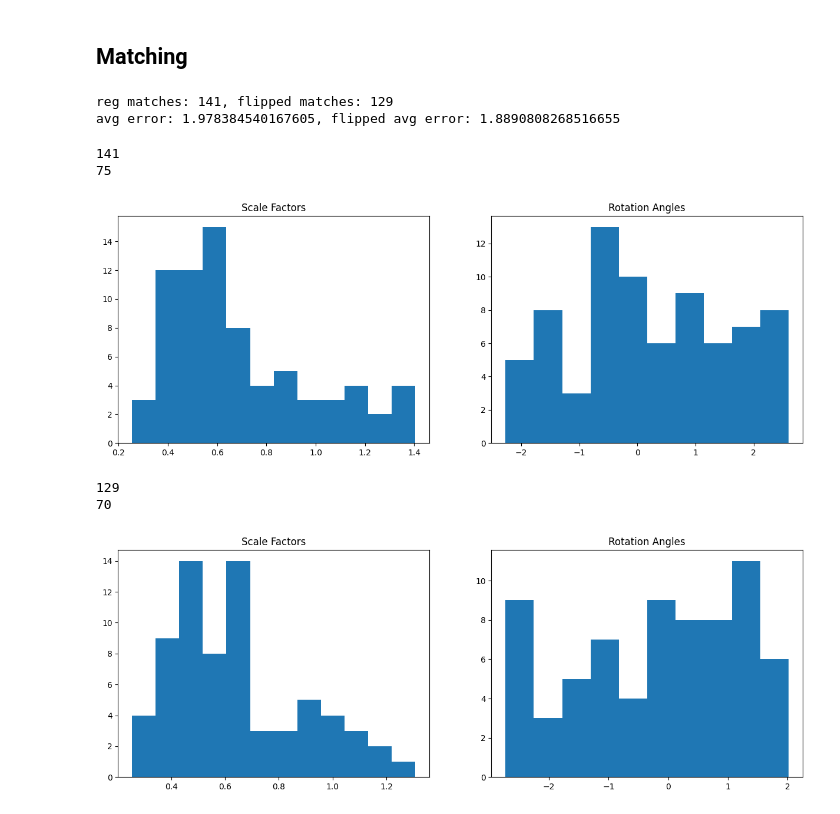
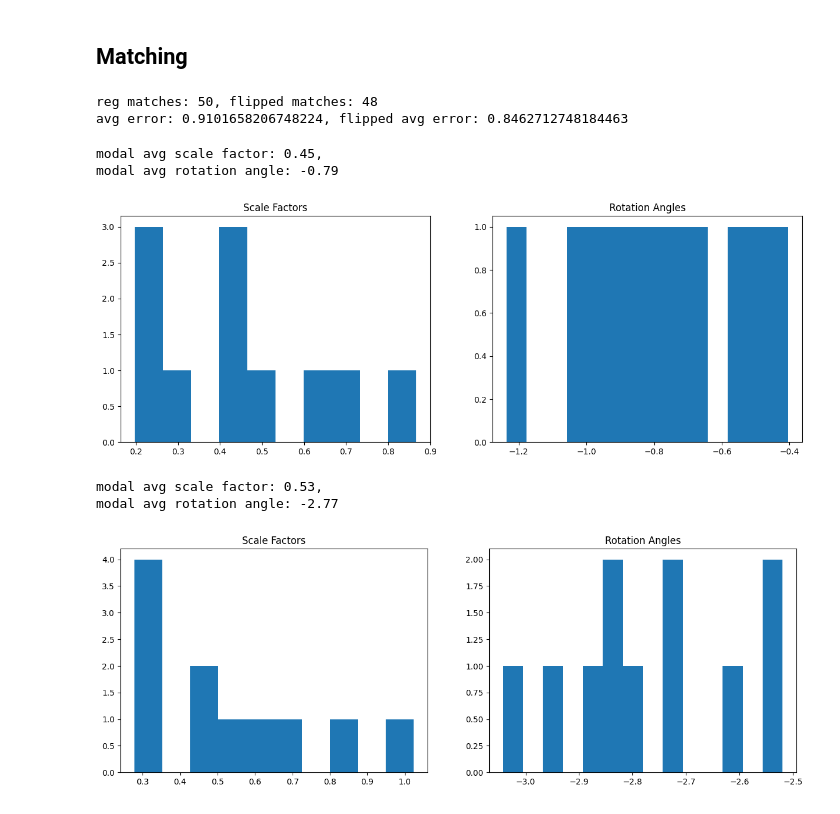
Before and after one commit to emilycardwell/find-my-star, a Jupyter notebook: testing.ipynb, the cells around one changed output. Drawn from its saved outputs; the diff is of its cells as text; code cells hidden in the pictures.

```diff
--- a/testing.ipynb
+++ b/testing.ipynb
@@ -121,7 +131,7 @@ plt.show()
 # %%
 # remove all data below cutoff and visualize
 hard_cut_test = test_grey.copy()
-hard_cut_test[hard_cut_test<170] = 0
+hard_cut_test[hard_cut_test<225] = 0
 fix, ax = plt.subplots()
 ax.imshow(hard_cut_test, cmap="grey")
 ax.set_ylim([0, 1000])
@@ -440,7 +468,7 @@ def get_angles(triangles, central_stars):
 
     return angles
 # %%
-test_proc_img = process_image('data/testing/astro1.jpeg', 150)
+test_proc_img = process_image('data/testing/astro1.jpeg', 200)
 test_conts, _ = cv2.findContours(test_proc_img, cv2.RETR_EXTERNAL, cv2.CHAIN_APPROX_SIMPLE)
 test_centroids = get_test_centroids(test_conts)
 test_tris, test_stars = get_triangulators(test_centroids)
@@ -583,7 +611,7 @@ def find_matches(matches, ratio_lim=0.1, diff_lim=20, flip=False, verbose=False)
 # %%
 ### SET PARAMS HERE ###
 max_dist = 20
-ratio_lim = 5
+ratio_lim = 1
 diff_lim = 5
 verbose = False
 
@@ -611,39 +639,43 @@ flip_avg_error = avg_flipped_ldiff * avg_flipped_rdiff
 print(f'reg matches: {len(match_diffs)}, flipped matches: {len(flipped_match_diffs)}')
 print(f'avg error: {avg_error}, flipped avg error: {flip_avg_error}')
 # %% [output]
-reg matches: 141, flipped matches: 129
-avg error: 1.978384540167605, flipped avg error: 1.8890808268516655
+reg matches: 50, flipped matches: 48
+avg error: 0.9101658206748224, flipped avg error: 0.8462712748184463
 # %%
 def show_dists(factors):
-    rd_sd, ld_sd = np.std(factors, axis=0)
-    rd_mean, ld_mean = np.mean(factors, axis=0)
-    rd_lb = rd_mean - rd_sd
-    rd_ub = rd_mean + rd_sd
-    ld_lb = ld_mean - ld_sd
-    ld_ub = ld_mean + ld_sd
+    round_sf = np.round(factors[:, 0], 1)
+    rount_ra = np.round(factors[:, 1], 1)
+    sf_mode = stats.mode(round_sf)[0]
+    ra_mode = stats.mode(rount_ra)[0]
 
-    print(len(factors))
-    factors = np.array([factor for factor in factors if
-                            (factor[0] >= rd_lb) & (factor[0] <= rd_ub) &
-                            (factor[1] >= ld_lb) & (factor[1] <= ld_ub)])
+    sf_lb = sf_mode - 0.5
+    sf_ub = sf_mode + 0.5
+    ra_lb = ra_mode - 0.5
+    ra_ub = ra_mode + 0.5
 
-    print(len(factors))
+    factors_filt = np.array([factor for factor in factors if
+                            (factor[0] >= sf_lb) & (factor[0] <= sf_ub) &
+                            (factor[1] >= ra_lb) & (factor[1] <= ra_ub)])
+
+
+    filt_avg_sf, filt_avg_ra = np.round(np.average(factors_filt, axis=0), 2)
+    print(f'modal avg scale factor: {filt_avg_sf}, \nmodal avg rotation angle: {filt_avg_ra}')
 
     fig, ax = plt.subplots(1, 2, figsize=(15, 5))
 
-    ax[0].hist(factors[:, 0], bins=12)
-    ax[1].hist(factors[:, 1], bins=10)
+    ax[0].hist(factors_filt[:, 0], bins=10)
+    ax[1].hist(factors_filt[:, 1], bins=14)
     ax[0].set_title("Scale Factors")
     ax[1].set_title("Rotation Angles")
     plt.show()
 
 show_dists(match_factors)
 show_dists(flipped_match_factors)
 # %% [output]
-141
-75
+modal avg scale factor: 0.45,
+modal avg rotation angle: -0.79
-[figure, old version]
+[figure, new version]
-129
-70
+modal avg scale factor: 0.53,
+modal avg rotation angle: -2.77
-[figure, old version]
+[figure, new version]
 # %%
```
Also changed, not shown: parts of 15 cells of this notebook, 3 other files.
